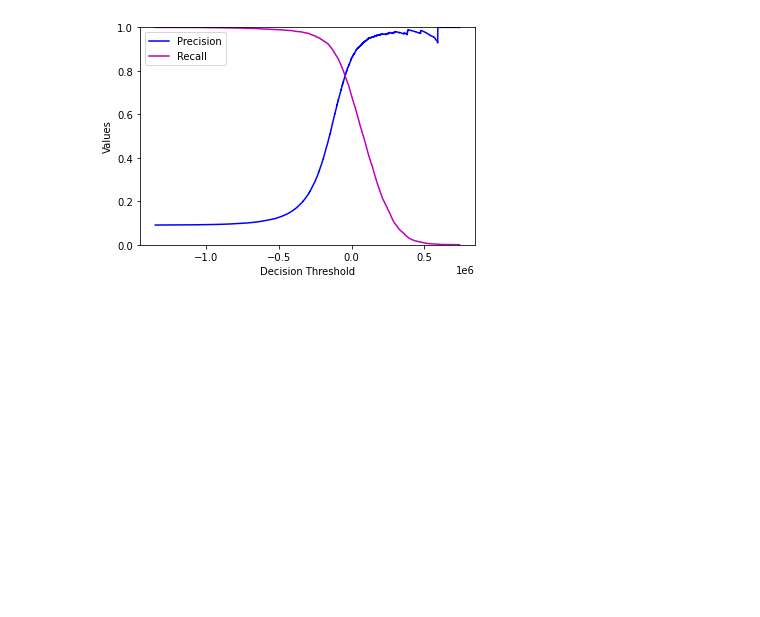
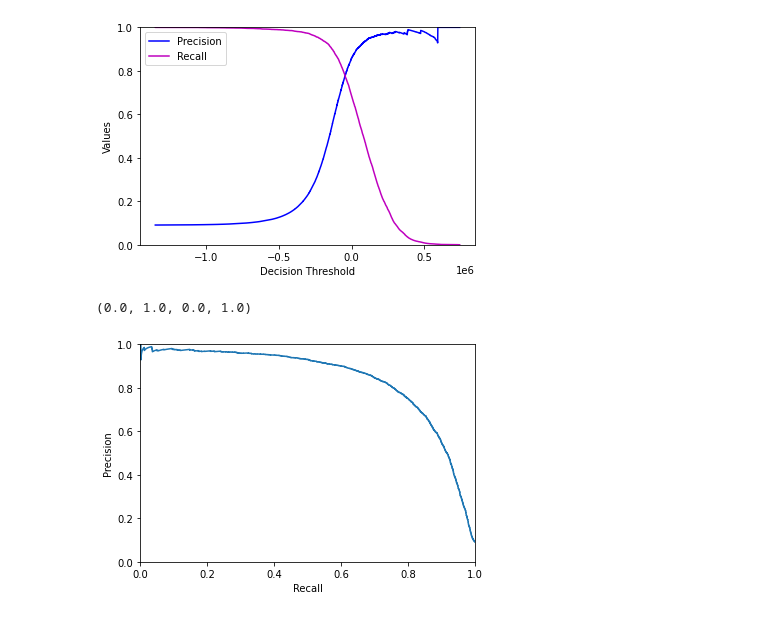
Before and after one commit to VinayakDubey07/Machine-learning, a Jupyter notebook: ML lab3.ipynb, the cells around one changed output. Drawn from its saved outputs; the diff is of its cells as text; code cells hidden in the pictures; blank space fills up the shorter version.

```diff
--- a/ML lab3.ipynb
+++ b/ML lab3.ipynb
@@ -347,3 +347,11 @@ plt.ylim([0,1])
 plt.show()
 # %% [output]
 [figure]
+# %%
+plt.plot(recalls,precisions)
+plt.xlabel('Recall')
+plt.ylabel('Precision')
+plt.axis([0, 1, 0, 1])
+# %% [output]
+(0.0, 1.0, 0.0, 1.0)
+[figure, added]
```
